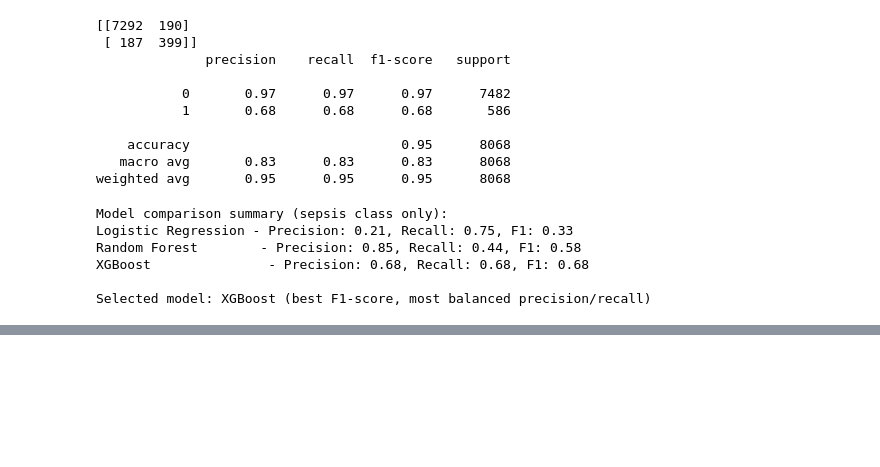
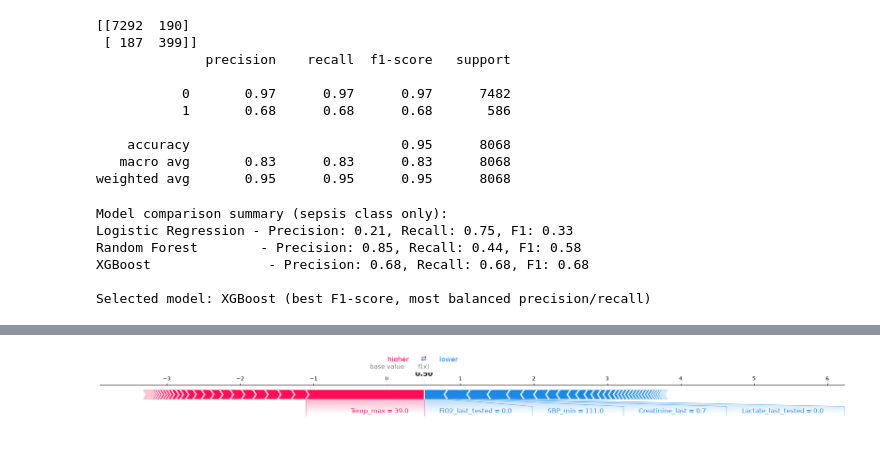
Before and after one commit to tanishqrajsinghchawda/sepsis-project, a Jupyter notebook: notebooks/05_model_training.ipynb, the cells around one changed output, grey strips where cells are left out. Drawn from its saved outputs; the diff is of its cells as text; code cells hidden in the pictures; blank space fills up the shorter version.

```diff
--- a/notebooks/05_model_training.ipynb
+++ b/notebooks/05_model_training.ipynb
@@ -143,0 +173,10 @@ Selected model: XGBoost (best F1-score, most balanced precision/recall)
+# %%
+patient_index = 0
+
+shap.force_plot(explainer.expected_value, shap_values[patient_index], X_test.iloc[patient_index],
+                 matplotlib=True, show=False)
+plt.tight_layout()
+plt.savefig('../figures/shap_patient_example.png', bbox_inches='tight')
+plt.show()
+# %% [output]
+[figure, added]
```
Also changed, not shown: parts of 4 cells of this notebook, 2 other files.
